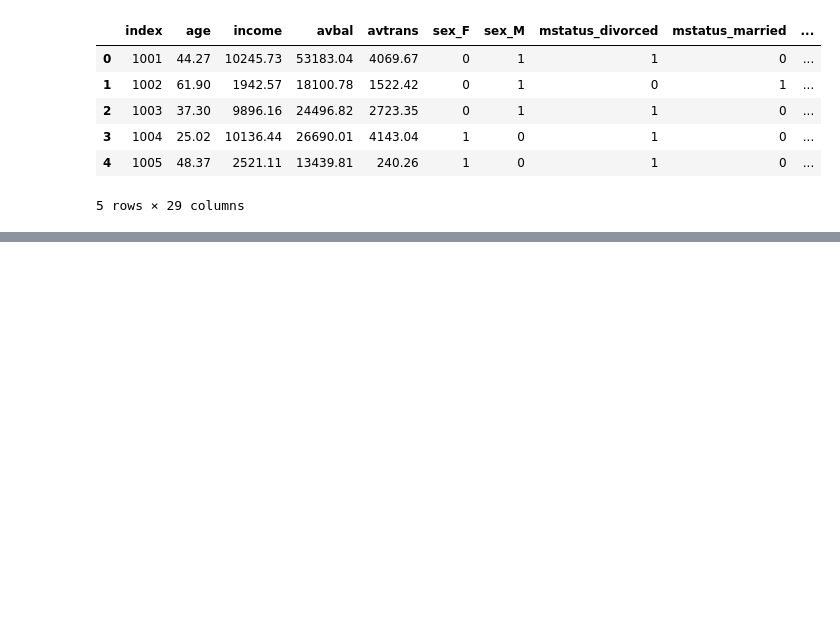
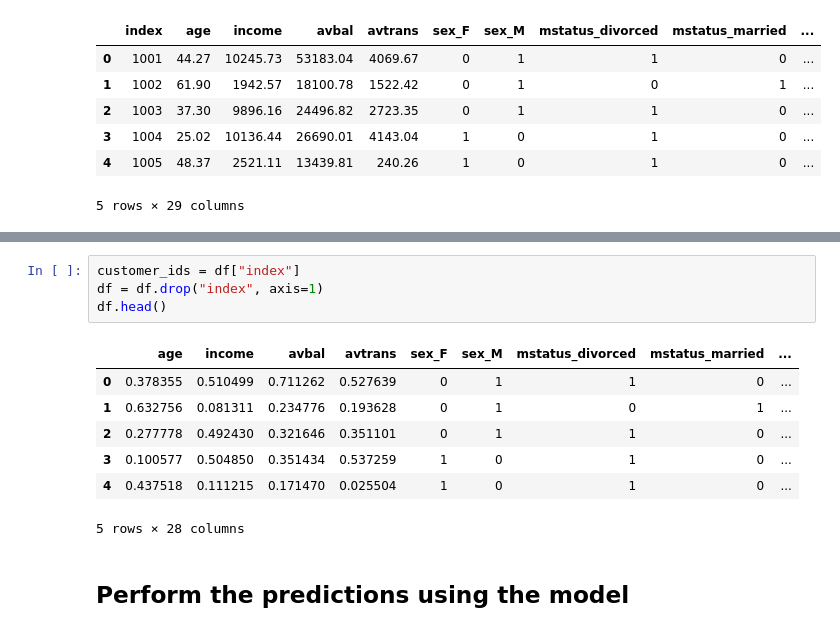
Before and after one commit to ace-racer/KE5108_Hybrid_Intelligent_Systems, a Jupyter notebook: KE 5108 -CA1-Part 2/Generate_Test_Predictions.ipynb, the cells around one changed output, grey strips where cells are left out. Cells and saved outputs as stored; diff of their text form; blank space fills up the shorter version.

```diff
--- a/KE 5108 -CA1-Part 2/Generate_Test_Predictions.ipynb
+++ b/KE 5108 -CA1-Part 2/Generate_Test_Predictions.ipynb
@@ -83,0 +106,14 @@ df.head()
+# %%
+customer_ids = df["index"]
+df = df.drop("index", axis=1)
+df.head()
+# %% [output]
+|  | age | income | avbal | avtrans | sex_F | sex_M | mstatus_divorced | mstatus_married | ... |
+| 0 | 0.378355 | 0.510499 | 0.711262 | 0.527639 | 0 | 1 | 1 | 0 | ... |
+| 1 | 0.632756 | 0.081311 | 0.234776 | 0.193628 | 0 | 1 | 0 | 1 | ... |
+| 2 | 0.277778 | 0.492430 | 0.321646 | 0.351101 | 0 | 1 | 1 | 0 | ... |
+| 3 | 0.100577 | 0.504850 | 0.351434 | 0.537259 | 1 | 0 | 1 | 0 | ... |
+| 4 | 0.437518 | 0.111215 | 0.171470 | 0.025504 | 1 | 0 | 1 | 0 | ... |
+5 rows × 28 columns
+# %% [markdown]
+## Perform the predictions using the model
```
Also changed, not shown: parts of 6 cells of this notebook, 2 other files.
